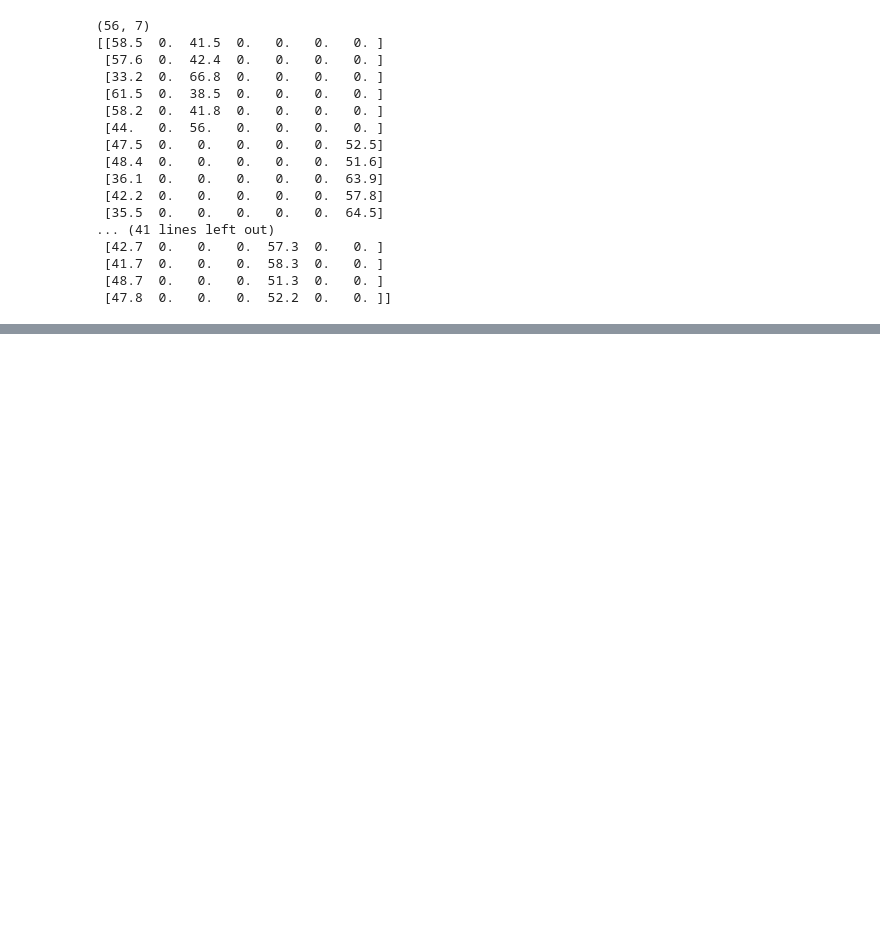
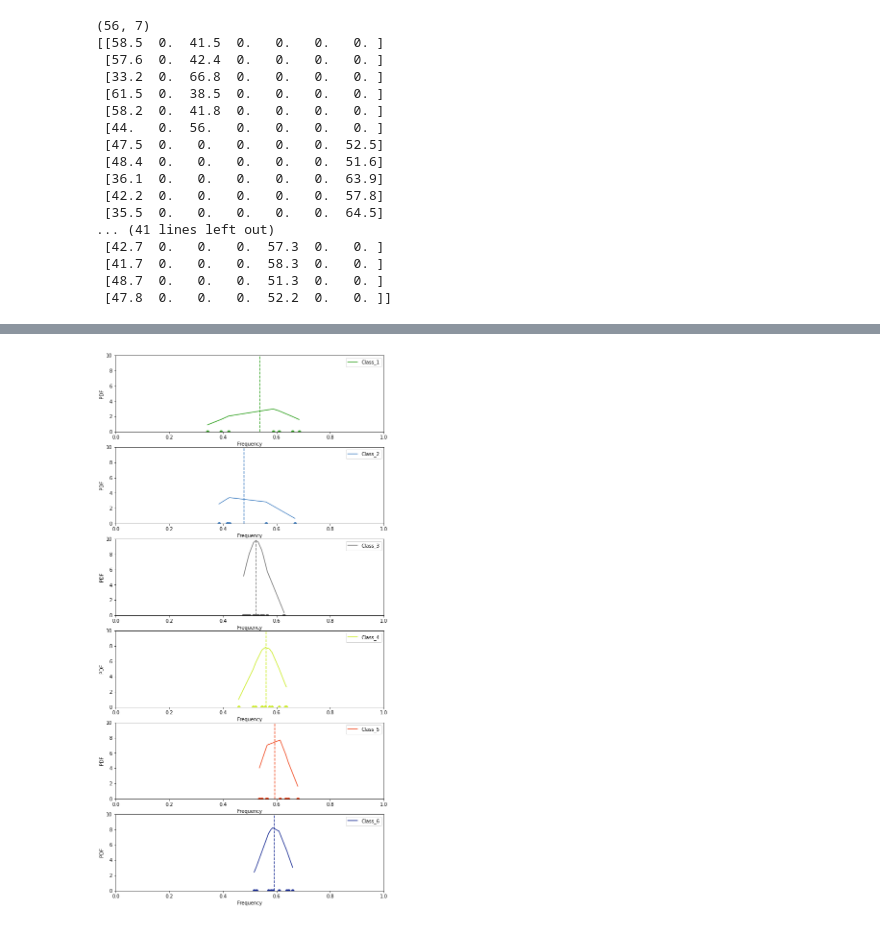
Before and after one commit to josephsv96/Gaussian_2D, a Jupyter notebook: testing.ipynb, the cells around one changed output, grey strips where cells are left out. Saved outputs shown, nothing was run; the diff lists cells and outputs as text; code cells hidden in the pictures; blank space fills up the shorter version.

```diff
--- a/testing.ipynb
+++ b/testing.ipynb
@@ -118,0 +87,4 @@ IndexError: tuple index out of range
+# %%
+segmap_arr.show_batch_dist(False, max_y_limit=10, plot_type='a')
+# %% [output]
+[figure, added]
```
Also changed, not shown: parts of 14 cells of this notebook, 1 other file.
